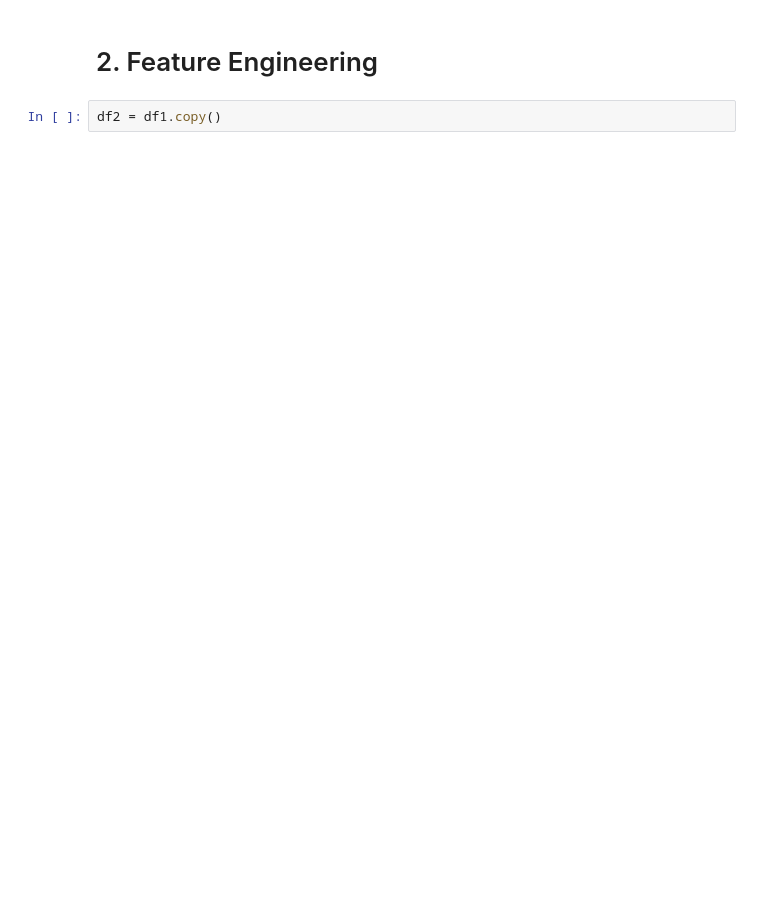
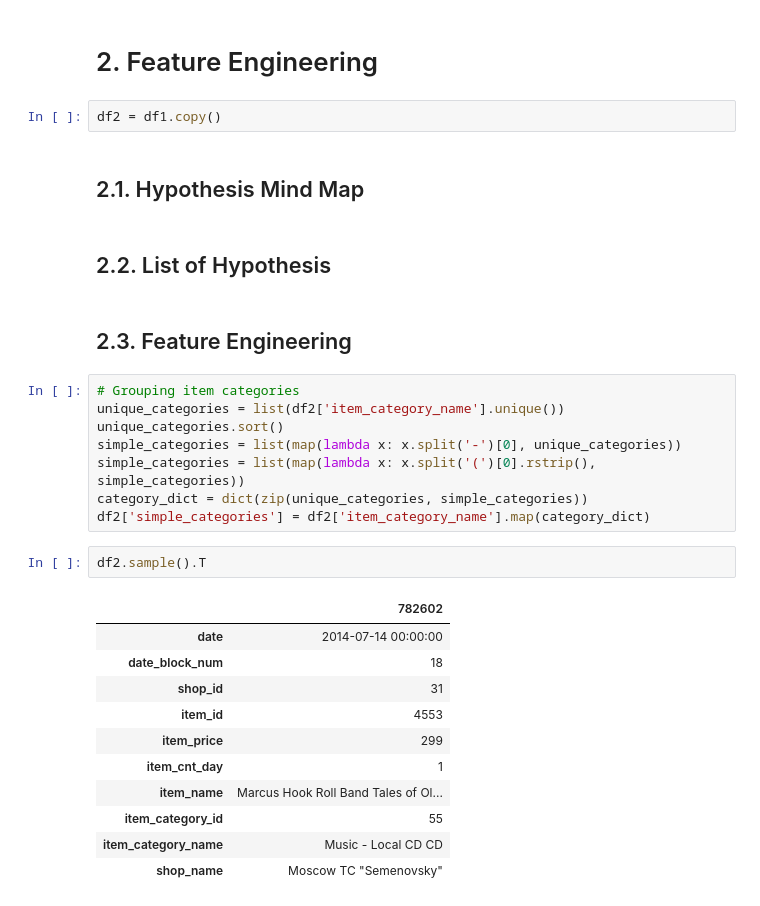
Before and after one commit to Matheus-Homem/future-sales-prediction, a Jupyter notebook: notebook/Future_Sales_Prediction.ipynb, the cells around one changed output. Saved outputs shown, nothing was run; the diff lists cells and outputs as text; blank space fills up the shorter version.

Commit message:
Update 2.3. feature engineering

```diff
--- a/notebook/Future_Sales_Prediction.ipynb
+++ b/notebook/Future_Sales_Prediction.ipynb
@@ -174,3 +183,31 @@ dtype: int64
 # 2. Feature Engineering
 # %%
 df2 = df1.copy()
+# %% [markdown]
+## 2.1. Hypothesis Mind Map
+# %% [markdown]
+## 2.2. List of Hypothesis
+# %% [markdown]
+## 2.3. Feature Engineering
+# %%
+# Grouping item categories
+unique_categories = list(df2['item_category_name'].unique())
+unique_categories.sort()
+simple_categories = list(map(lambda x: x.split('-')[0], unique_categories))
+simple_categories = list(map(lambda x: x.split('(')[0].rstrip(), simple_categories))
+category_dict = dict(zip(unique_categories, simple_categories))
+df2['simple_categories'] = df2['item_category_name'].map(category_dict)
+# %%
+df2.sample().T
+# %% [output]
+|  | 782602 |
+| date | 2014-07-14 00:00:00 |
+| date_block_num | 18 |
+| shop_id | 31 |
+| item_id | 4553 |
+| item_price | 299 |
+| item_cnt_day | 1 |
+| item_name | Marcus Hook Roll Band Tales of Ol... |
+| item_category_id | 55 |
+| item_category_name | Music - Local CD CD |
+| shop_name | Moscow TC "Semenovsky" |
```
Also changed, not shown: parts of 6 cells of this notebook.
